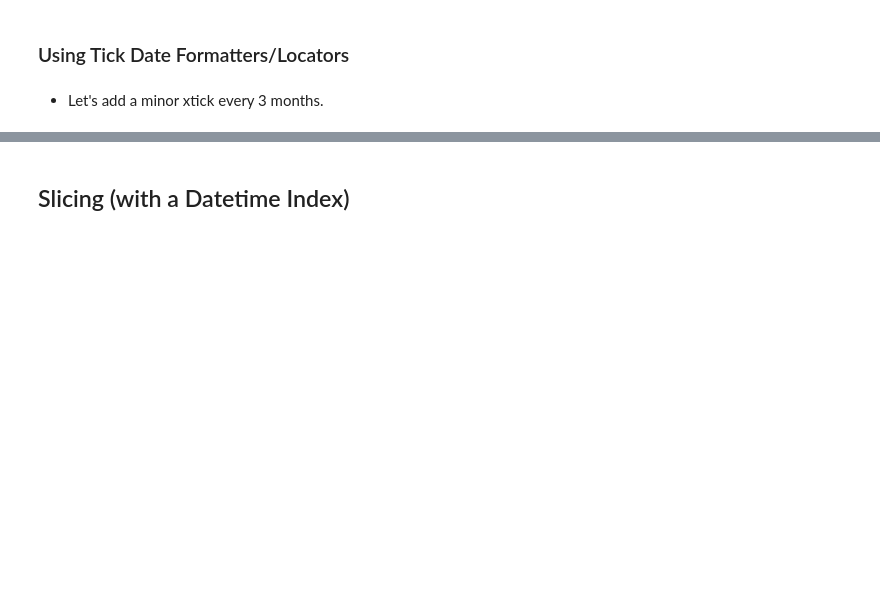
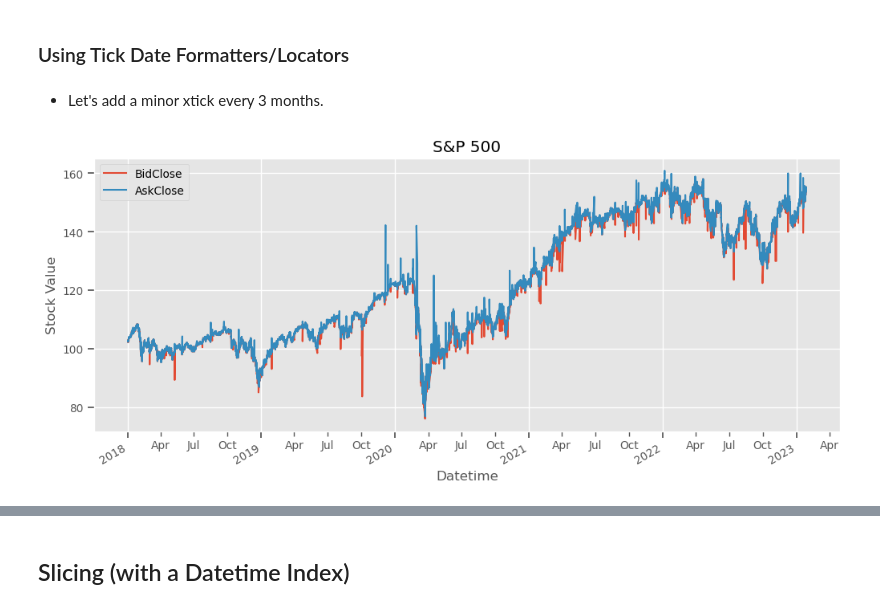
Before and after one commit to tschelli/data-viz-wk18-time-series-codealongs, a Jupyter notebook: Wk18-Lecture01-CodeAlong_v2.ipynb, the cells around one changed output, grey strips where cells are left out. Drawn from its saved outputs; the diff is of its cells as text; code cells hidden in the pictures; blank space fills up the shorter version.

```diff
--- a/Wk18-Lecture01-CodeAlong_v2.ipynb
+++ b/Wk18-Lecture01-CodeAlong_v2.ipynb
@@ -202,6 +386,21 @@ fmt_major_yr = mdates.DateFormatter("%Y")
 loc_minor_3m = mdates.MonthLocator(bymonth=[1,4,7,10])
 # Createa monthnformatter that will use 3-letter month names
 fmt_minor_3m = mdates.DateFormatter("%b")
+# %%
+## Create our plot and save the ax
+ax = df_ts.plot()
+ax.set(ylabel="Stock Value", title='S&P 500')
+
+# Set xaxis major locator/formatter
+ax.xaxis.set_major_locator(loc_major_yr)
+ax.xaxis.set_major_formatter(fmt_major_yr)
+
+
+# Set xaxis minor locator/formatter
+ax.xaxis.set_minor_locator(loc_minor_3m)
+ax.xaxis.set_minor_formatter(fmt_minor_3m)
+# %% [output]
+[figure, added]
 # %%
 ## Create our plot and save the ax
 ax = df_ts.plot()
```
Also changed, not shown: parts of 155 cells of this notebook.
